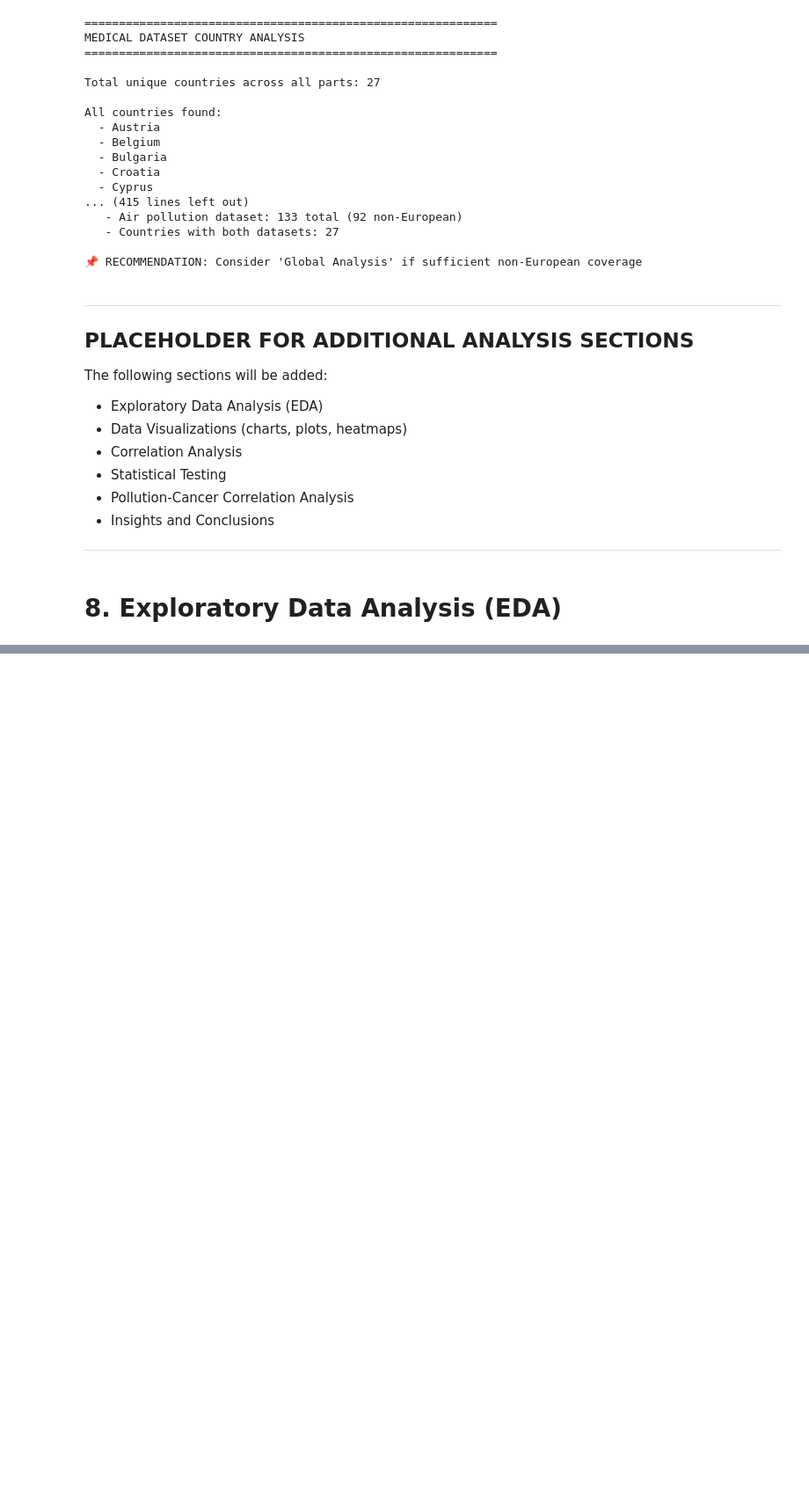
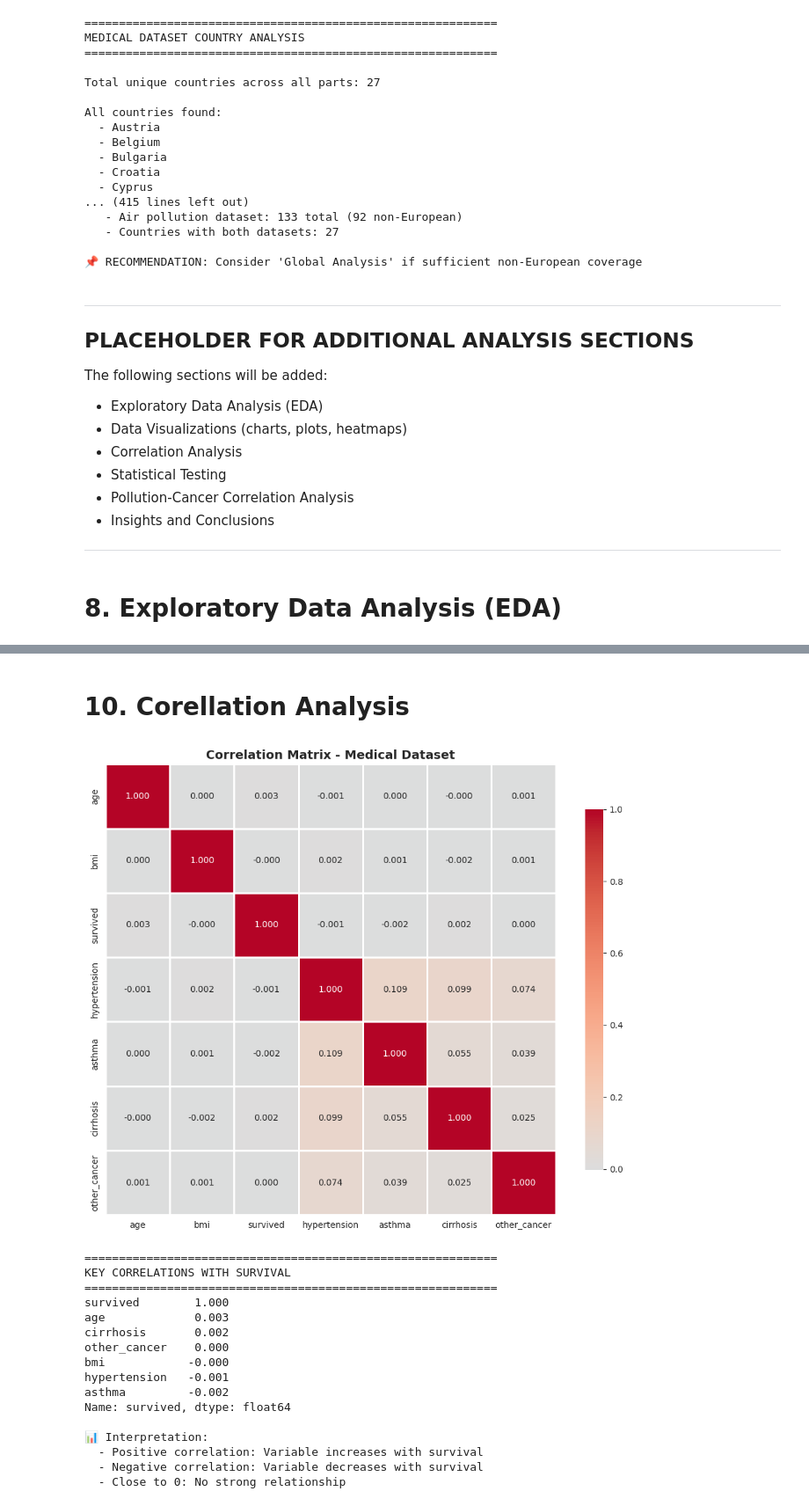
Before and after one commit to Sanaullah-Turab/global-lung-cancer-analysis, a Jupyter notebook: notebooks/LungCancer-Analysis.ipynb, the cells around one changed output, grey strips where cells are left out. Shown at 88% size. Cells and saved outputs as stored; diff of their text form; code cells hidden in the pictures; blank space fills up the shorter version.

```diff
--- a/notebooks/LungCancer-Analysis.ipynb
+++ b/notebooks/LungCancer-Analysis.ipynb
@@ -766,0 +889,44 @@ Error:
+# %% [markdown]
+# 10. Corellation Analysis
+# %%
+# 10. Correlation Analysis
+
+## 10.1 Correlation Matrix for Numerical Variables
+numerical_cols = ['age', 'bmi', 'survived', 'hypertension', 'asthma', 'cirrhosis', 'other_cancer']
+correlation_matrix = df_medical[numerical_cols].corr()
+
+plt.figure(figsize=(10, 8))
+sns.heatmap(correlation_matrix, annot=True, fmt='.3f', cmap='coolwarm',
+            center=0, square=True, linewidths=1, cbar_kws={"shrink": 0.8})
+plt.title('Correlation Matrix - Medical Dataset', fontsize=14, fontweight='bold')
+plt.tight_layout()
+plt.show()
+
+print("\n" + "="*60)
+print("KEY CORRELATIONS WITH SURVIVAL")
+print("="*60)
+survival_corr = correlation_matrix['survived'].sort_values(ascending=False)
+print(survival_corr)
+
+print("\n📊 Interpretation:")
+print("  - Positive correlation: Variable increases with survival")
+print("  - Negative correlation: Variable decreases with survival")
+print("  - Close to 0: No strong relationship")
+# %% [output]
+[figure, added]
+============================================================
+KEY CORRELATIONS WITH SURVIVAL
+============================================================
+survived        1.000
+age             0.003
+cirrhosis       0.002
+other_cancer    0.000
+bmi            -0.000
+hypertension   -0.001
+asthma         -0.002
+Name: survived, dtype: float64
+
+📊 Interpretation:
+  - Positive correlation: Variable increases with survival
+  - Negative correlation: Variable decreases with survival
+  - Close to 0: No strong relationship
```
Also changed, not shown: parts of 5 cells of this notebook.
